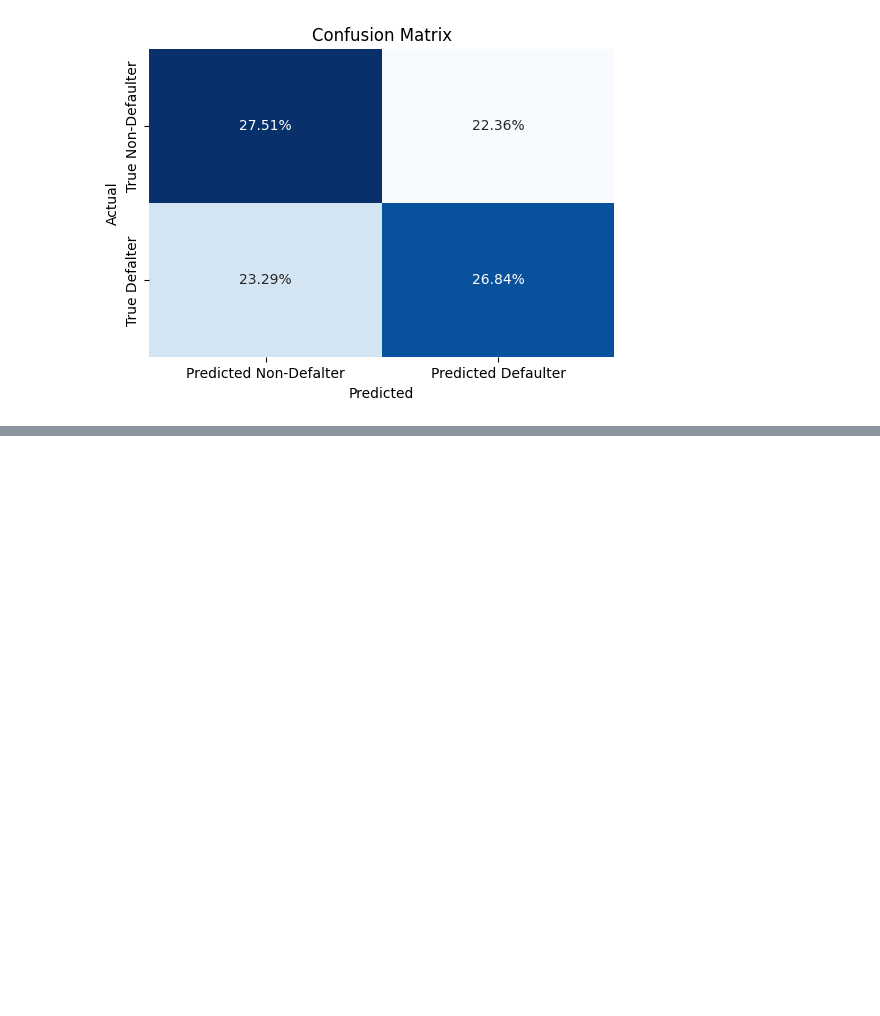
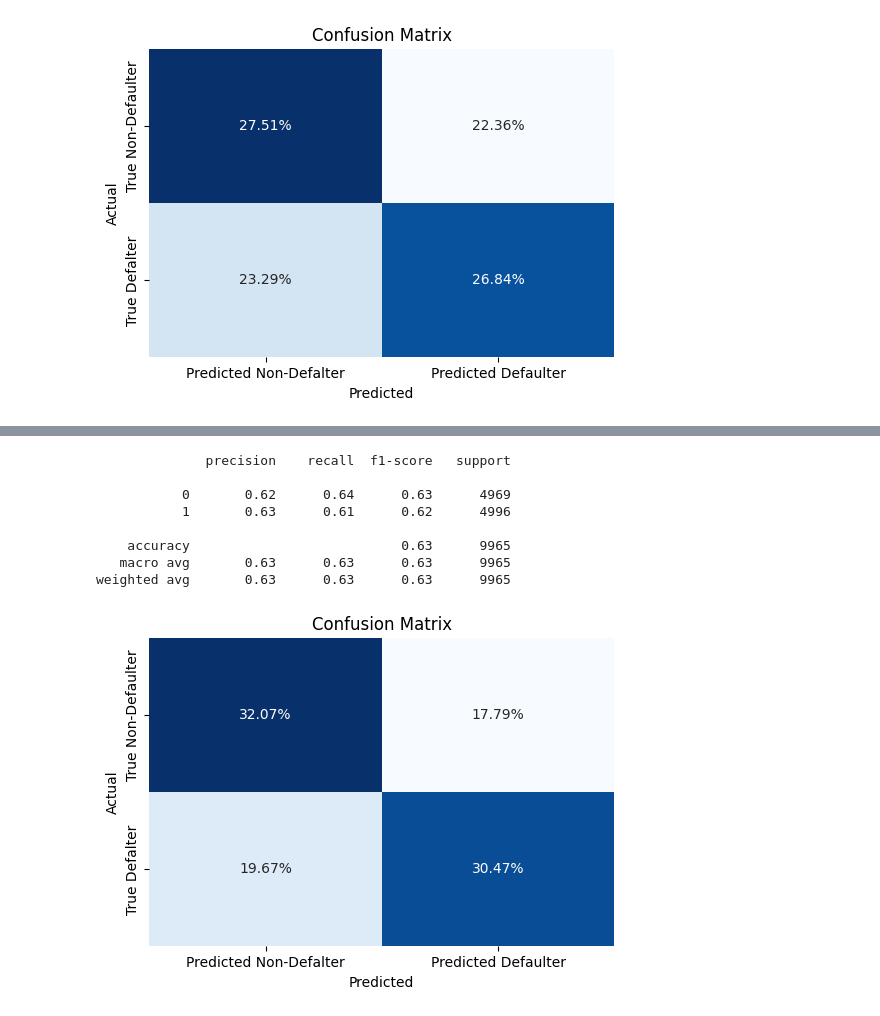
Before and after one commit to aver81/Loan-Defaulter-Classification, a Jupyter notebook: notebooks/LoanDefaulterClassification.ipynb, the cells around one changed output, grey strips where cells are left out. Cells and saved outputs as stored; diff of their text form; code cells hidden in the pictures; blank space fills up the shorter version.

Commit message:
xgboost code

```diff
--- a/notebooks/LoanDefaulterClassification.ipynb
+++ b/notebooks/LoanDefaulterClassification.ipynb
@@ -1224,0 +1238,9 @@ Wall time: 857 ms
+# %%
+%%time
+
+# XGBoost Classifier
+
+import xgboost as xgb
+
+clf = xgb.XGBClassifier(n_estimators = 100).fit(xtrain,ytrain)
+ypred = clf.predict(xtest)
@@ -1224,0 +1250,13 @@ Wall time: 857 ms
+# %%
+rep = resultAnalysisFnx(ytest,ypred)
+resultRecordFnx(rep,'XGB_nEst100')
+# %% [output]
+              precision    recall  f1-score   support
+
+           0       0.62      0.64      0.63      4969
+           1       0.63      0.61      0.62      4996
+
+    accuracy                           0.63      9965
+   macro avg       0.63      0.63      0.63      9965
+weighted avg       0.63      0.63      0.63      9965
+[figure, added]
```
Also changed, not shown: parts of 13 cells of this notebook.
